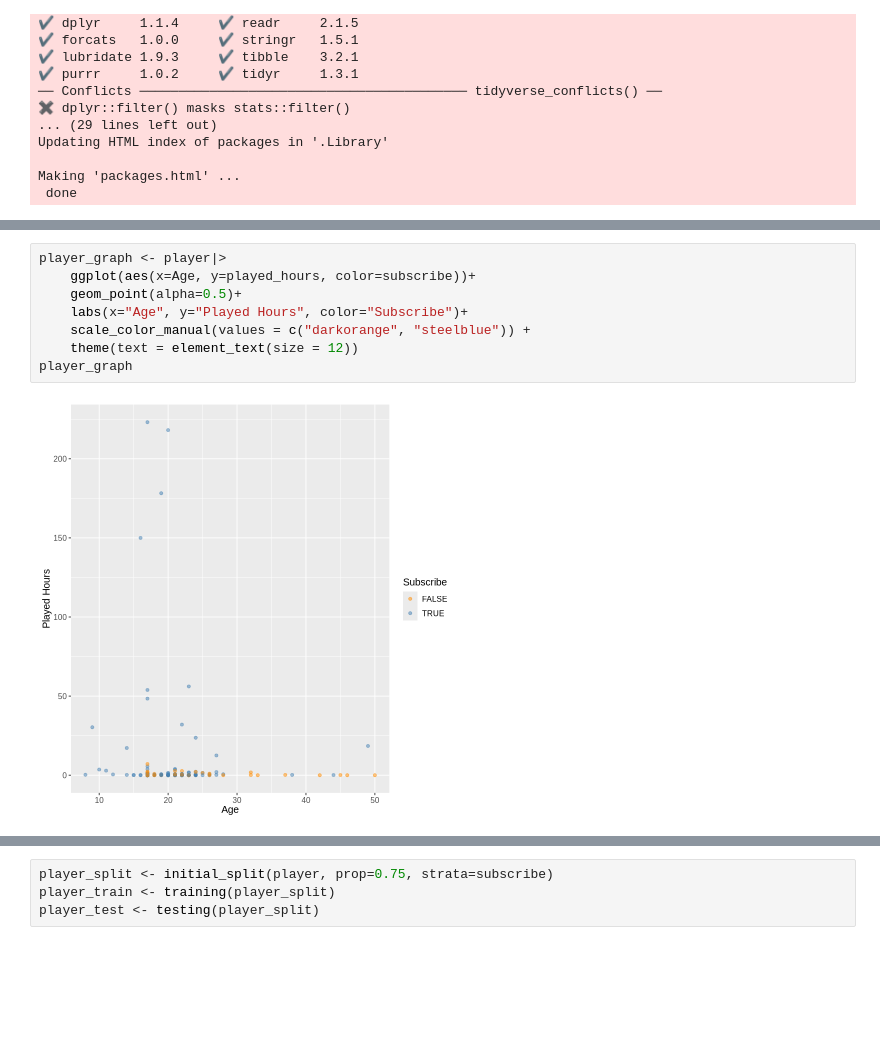
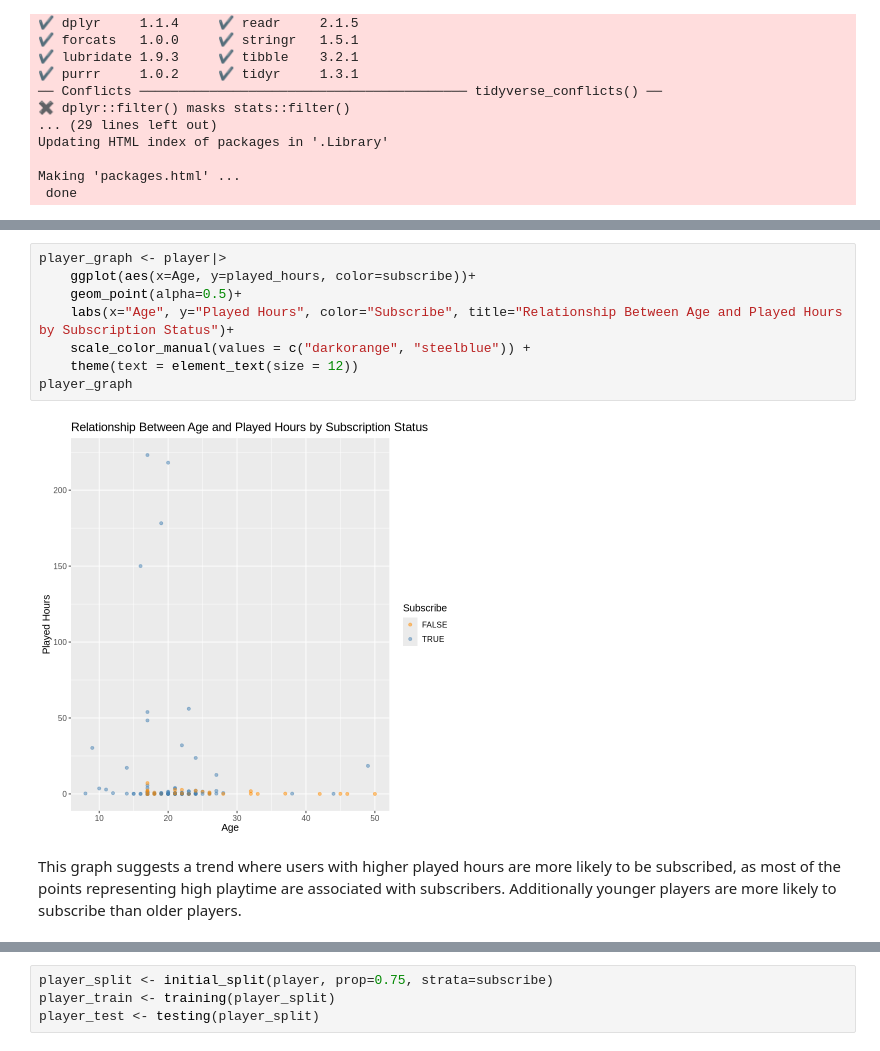
Before and after one commit to Liam-ma06/DSCI_Project_final_report, a Jupyter notebook: Final_Project.ipynb, the cells around one changed output, grey strips where cells are left out. Drawn from its saved outputs; the diff is of its cells as text; blank space fills up the shorter version.

```diff
--- a/Final_Project.ipynb
+++ b/Final_Project.ipynb
@@ -47,10 +75,12 @@ A tibble: 2 × 3
 # %%
 player_graph <- player|>
     ggplot(aes(x=Age, y=played_hours, color=subscribe))+
     geom_point(alpha=0.5)+
-    labs(x="Age", y="Played Hours", color="Subscribe")+
+    labs(x="Age", y="Played Hours", color="Subscribe", title="Relationship Between Age and Played Hours by Subscription Status")+
     scale_color_manual(values = c("darkorange", "steelblue")) +
     theme(text = element_text(size = 12))
 player_graph
 # %% [output]
-[figure, old version]
+[figure, new version]
+# %% [markdown]
+This graph suggests a trend where users with higher played hours are more likely to be subscribed, as most of the points representing high playtime are associated with subscribers. Additionally younger players are more likely to subscribe than older players.
```
Also changed, not shown: parts of 11 cells of this notebook.
